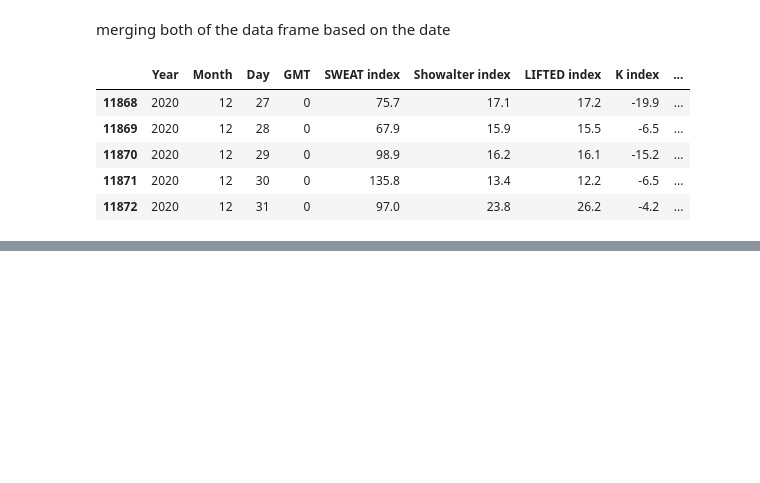
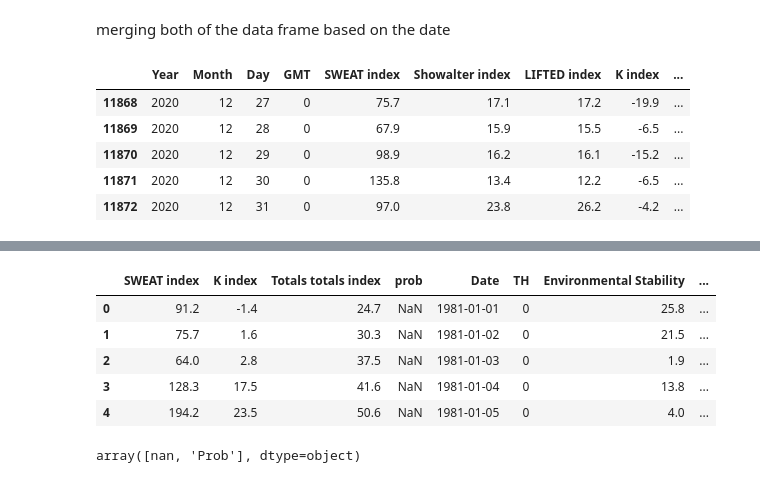
Before and after one commit to abhishek-tiwari-nitrr/Thunderstorm-Forecasting, a Jupyter notebook: notebook/data_cleaning.ipynb, the cells around one changed output, grey strips where cells are left out. Drawn from its saved outputs; the diff is of its cells as text; code cells hidden in the pictures; blank space fills up the shorter version.

```diff
--- a/notebook/data_cleaning.ipynb
+++ b/notebook/data_cleaning.ipynb
@@ -374,0 +389,21 @@ merged_df.tail()
+# %%
+merged_df['Environmental Stability'] = merged_df['Showalter index'] + merged_df['LIFTED index']
+merged_df['Moisture Indices'] = merged_df['PRECIPITABLE WATER']
+merged_df['Convective Potential'] = merged_df['CAPE'] + merged_df['CINE']
+merged_df['Temperature Pressure'] = merged_df['1000-500 THICKNESS']
+merged_df['Moisture Temperature Profiles'] = merged_df['PLCL']
+
+merged_df.drop(columns=['Showalter index', 'LIFTED index', 'PRECIPITABLE WATER', 'Cross totals index', 'Vertical totals index', 'CAPE', 'CINE', '1000-500 THICKNESS', 'TLCL', 'PLCL', 'Year', 'Month', 'Day', 'GMT'], axis=1, inplace=True)
+# %%
+merged_df.head()
+# %% [output]
+|  | SWEAT index | K index | Totals totals index | prob | Date | TH | Environmental Stability | ... |
+| 0 | 91.2 | -1.4 | 24.7 | NaN | 1981-01-01 | 0 | 25.8 | ... |
+| 1 | 75.7 | 1.6 | 30.3 | NaN | 1981-01-02 | 0 | 21.5 | ... |
+| 2 | 64.0 | 2.8 | 37.5 | NaN | 1981-01-03 | 0 | 1.9 | ... |
+| 3 | 128.3 | 17.5 | 41.6 | NaN | 1981-01-04 | 0 | 13.8 | ... |
+| 4 | 194.2 | 23.5 | 50.6 | NaN | 1981-01-05 | 0 | 4.0 | ... |
+# %%
+merged_df['prob'].unique()
+# %% [output]
+array([nan, 'Prob'], dtype=object)
```
Also changed, not shown: parts of 6 cells of this notebook.
